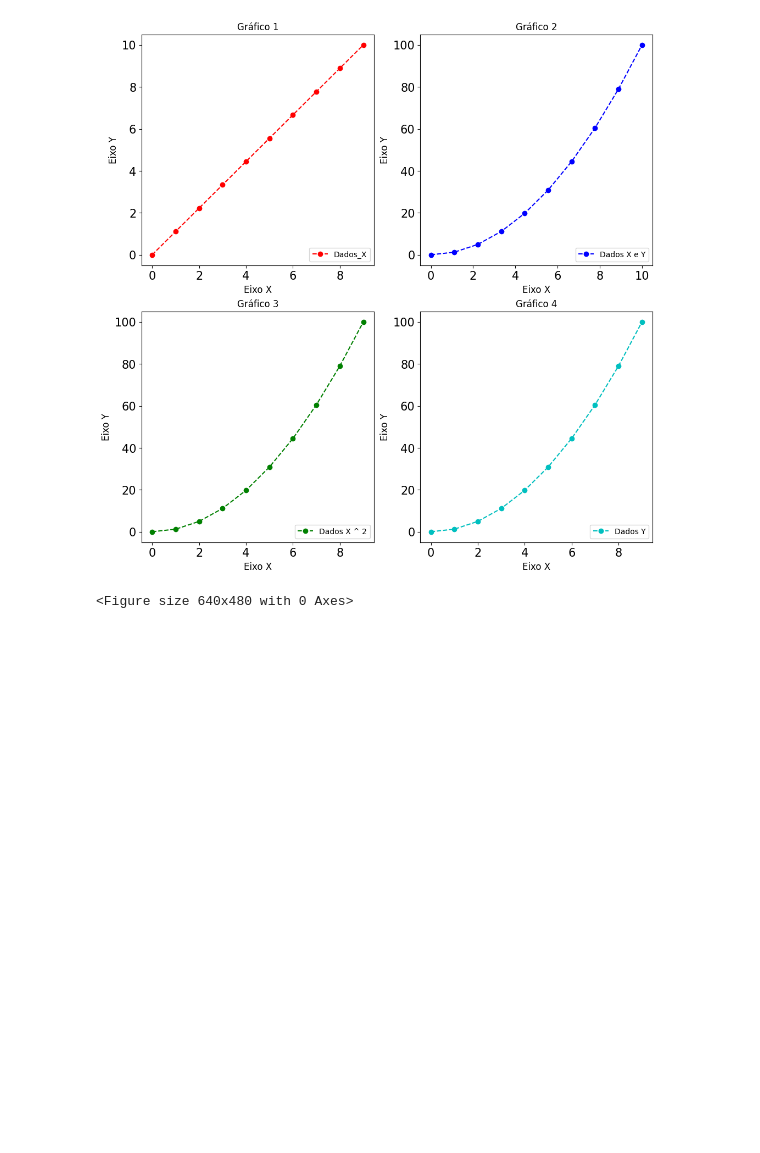
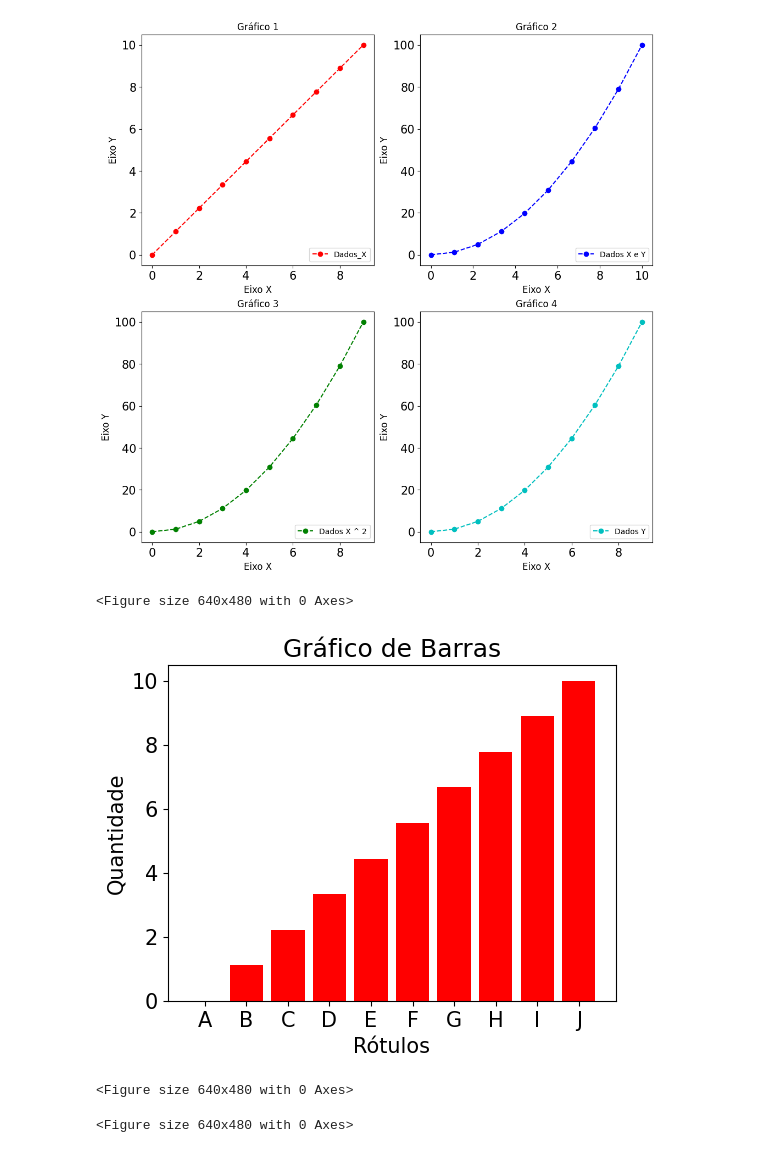
Before and after one commit to Lucas-Monteiro420/InteligenciaArtificial-SENAI, a Jupyter notebook: Aula3/Codigo.ipynb, the cells around one changed output. Cells and saved outputs as stored; diff of their text form; code cells hidden in the pictures; blank space fills up the shorter version.

```diff
--- a/Aula3/Codigo.ipynb
+++ b/Aula3/Codigo.ipynb
@@ -92,0 +89,28 @@ Grafico = Figura.add_axes([0,0,.7,0.7]) #Cria eixos para o gráfico
+# %%
+# Criando um gráfico de barras
+Figura = plt.figure()
+Grafico = Figura.add_axes([0, 0, 0.7, 0.7])
+# Cria rótulos
+Rotulos = ['A', 'B', 'C', 'D', 'E', 'F', 'G', 'H', 'I', 'J']
+# Plota o gráfico
+Grafico.bar(Rotulos, Dados_X, color = 'red')
+plt.title('Gráfico de Barras')
+plt.xlabel('Rótulos')
+plt.ylabel('Quantidade')
+plt.savefig('GraficosBarras1Aula03.png')
+# %% [output]
+[figure, added]
+# %%
+#Criando outro gráfico de barras
+Grafico.bar(Rotulos, Dados_X, color = 'orange') #Dados 1
+Grafico.bar(Rotulos, Dados_Y * 0.1, color = 'red') #Dados 2
+Figura
+plt.savefig('GraficosBarras2Aula03.png')
+# %% [output]
+<Figure size 640x480 with 0 Axes>
+# %%
+Grafico.bar(Dados_X, Dados_Y / 2, color = ['orange', 'red']) #Exibe os dados um do lado do outro
+Figura
+plt.savefig('GraficosBarras3Aula03.png')
+# %% [output]
+<Figure size 640x480 with 0 Axes>
```
Also changed, not shown: parts of 3 cells of this notebook, 5 other files.
